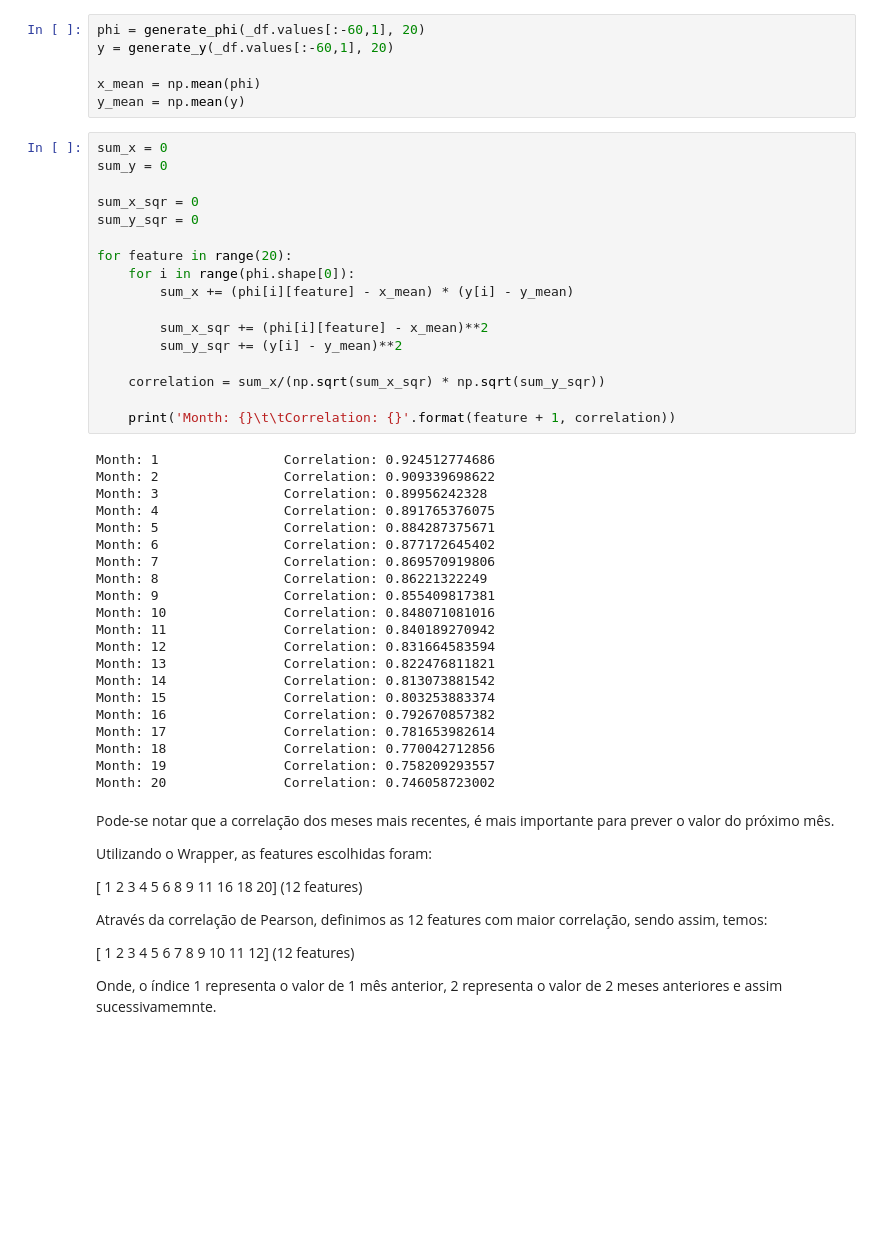
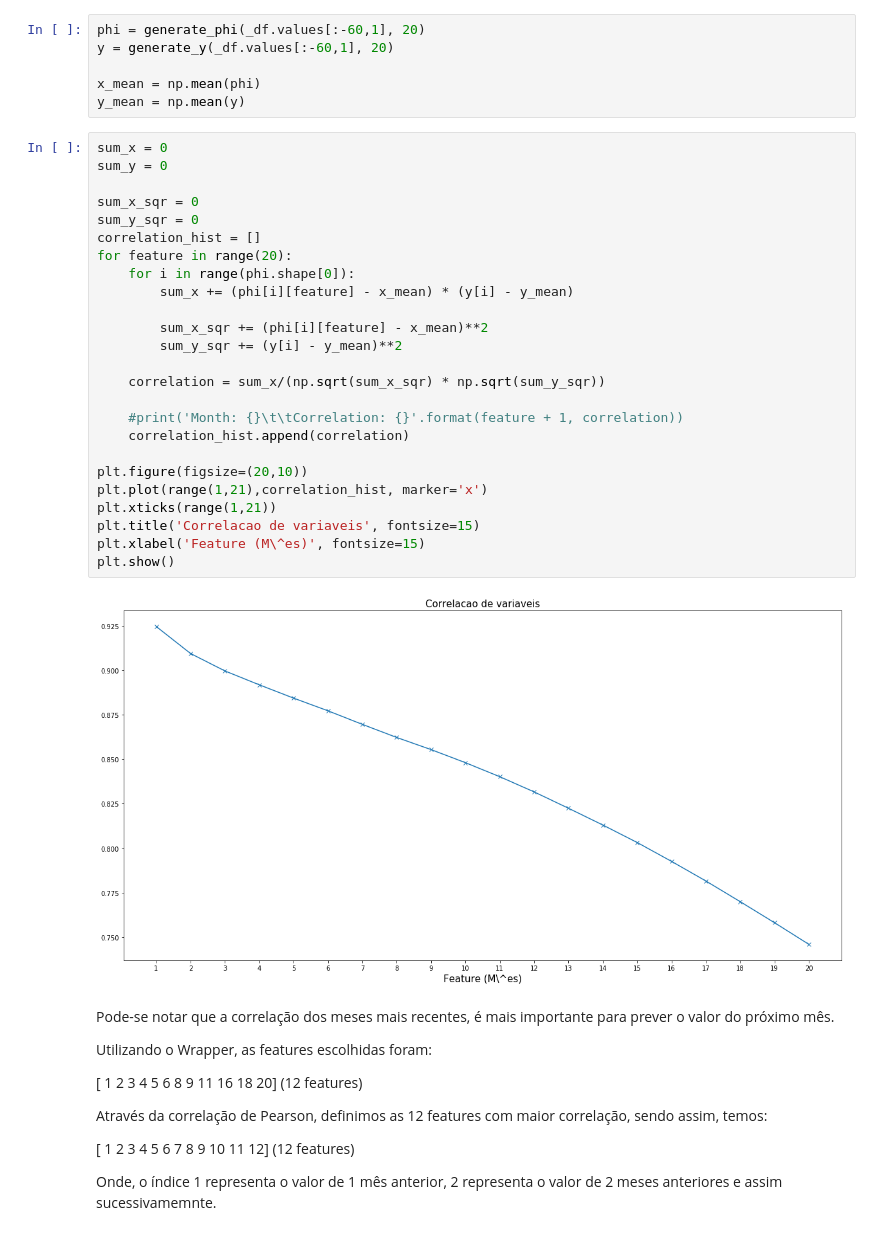
Before and after one commit to douglashsabreu/MachineLearning, a Jupyter notebook: LinearRegression/Sunspot Linear Regression.ipynb, the cells around one changed output. Drawn from its saved outputs; the diff is of its cells as text; blank space fills up the shorter version.

```diff
--- a/LinearRegression/Sunspot Linear Regression.ipynb
+++ b/LinearRegression/Sunspot Linear Regression.ipynb
@@ -381,41 +381,30 @@ y_mean = np.mean(y)
 # %%
 sum_x = 0
 sum_y = 0
 
 sum_x_sqr = 0
 sum_y_sqr = 0
-
+correlation_hist = []
 for feature in range(20):
     for i in range(phi.shape[0]):
         sum_x += (phi[i][feature] - x_mean) * (y[i] - y_mean)
 
         sum_x_sqr += (phi[i][feature] - x_mean)**2
         sum_y_sqr += (y[i] - y_mean)**2
 
     correlation = sum_x/(np.sqrt(sum_x_sqr) * np.sqrt(sum_y_sqr))
 
-    print('Month: {}\t\tCorrelation: {}'.format(feature + 1, correlation))
+    #print('Month: {}\t\tCorrelation: {}'.format(feature + 1, correlation))
+    correlation_hist.append(correlation)
+
+plt.figure(figsize=(20,10))
+plt.plot(range(1,21),correlation_hist, marker='x')
+plt.xticks(range(1,21))
+plt.title('Correlacao de variaveis', fontsize=15)
+plt.xlabel('Feature (M\^es)', fontsize=15)
+plt.show()
 # %% [output]
-Month: 1                Correlation: 0.924512774686
-Month: 2                Correlation: 0.909339698622
-Month: 3                Correlation: 0.89956242328
-Month: 4                Correlation: 0.891765376075
-Month: 5                Correlation: 0.884287375671
-Month: 6                Correlation: 0.877172645402
-Month: 7                Correlation: 0.869570919806
-Month: 8                Correlation: 0.86221322249
-Month: 9                Correlation: 0.855409817381
-Month: 10               Correlation: 0.848071081016
-Month: 11               Correlation: 0.840189270942
-Month: 12               Correlation: 0.831664583594
-Month: 13               Correlation: 0.822476811821
-Month: 14               Correlation: 0.813073881542
-Month: 15               Correlation: 0.803253883374
-Month: 16               Correlation: 0.792670857382
-Month: 17               Correlation: 0.781653982614
-Month: 18               Correlation: 0.770042712856
-Month: 19               Correlation: 0.758209293557
-Month: 20               Correlation: 0.746058723002
+[figure, added]
 # %% [markdown]
 Pode-se notar que a correlação dos meses mais recentes, é mais importante para prever o valor do próximo mês.
 
```
